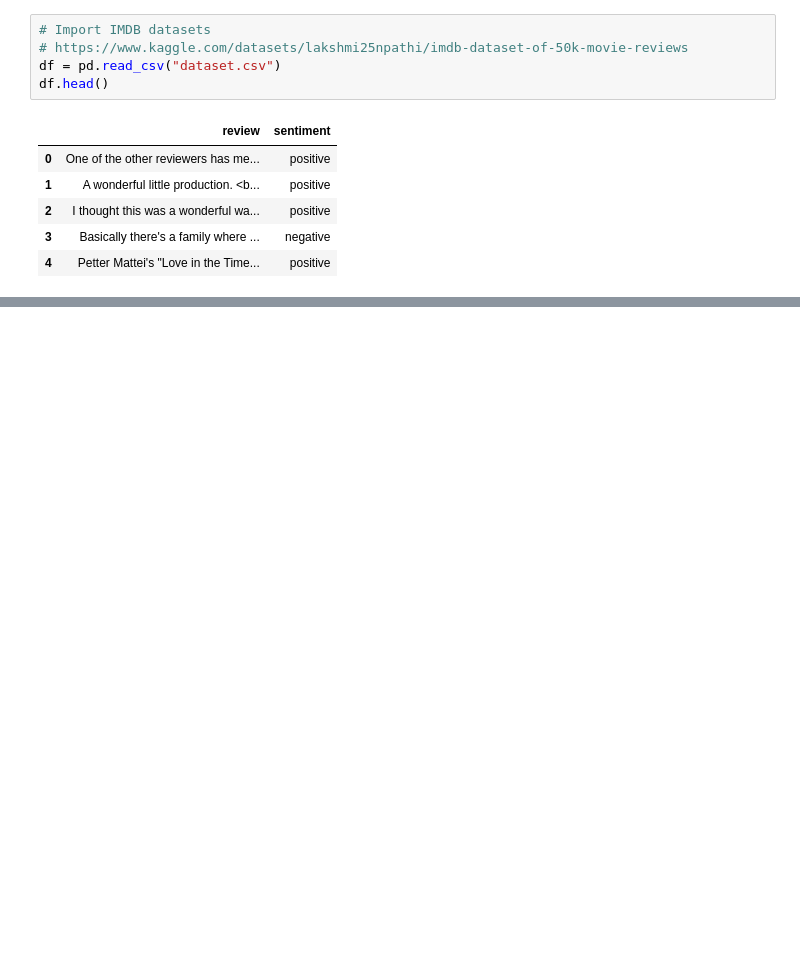
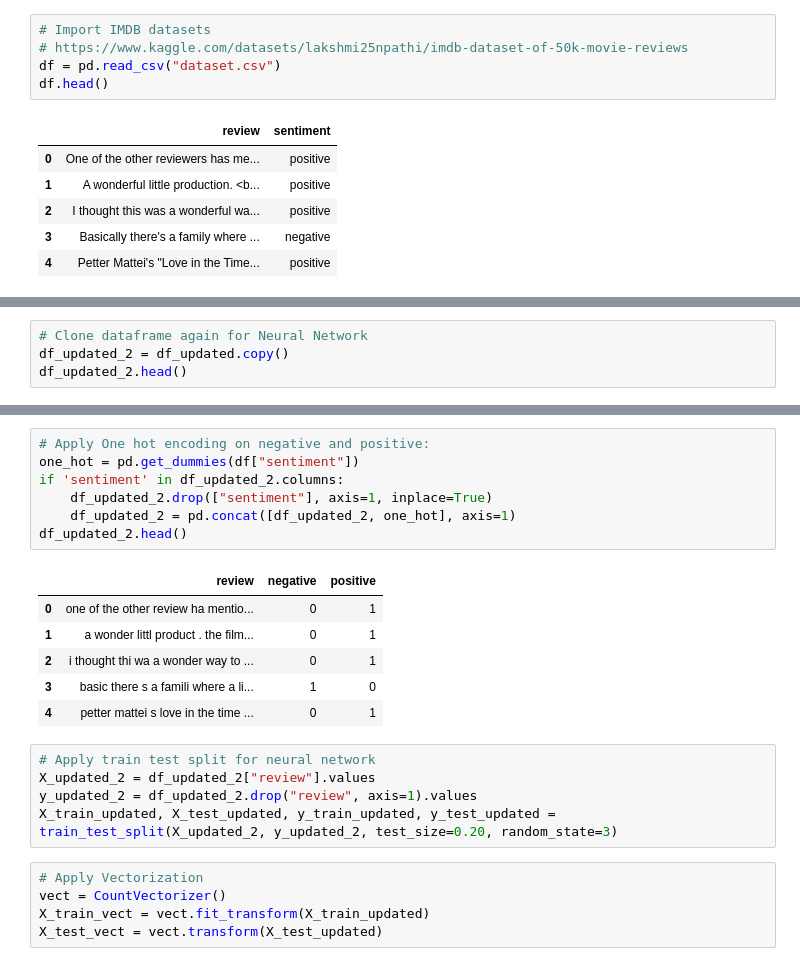
Before and after one commit to krison44/CSCE-5290-project, a Jupyter notebook: CSCE_5290_group_12_code.ipynb, the cells around one changed output, grey strips where cells are left out. Saved outputs shown, nothing was run; the diff lists cells and outputs as text; blank space fills up the shorter version.

```diff
--- a/CSCE_5290_group_12_code.ipynb
+++ b/CSCE_5290_group_12_code.ipynb
@@ -517,0 +269,4 @@ weighted avg       0.85      0.85      0.85     10000
+# %%
+# Clone dataframe again for Neural Network
+df_updated_2 = df_updated.copy()
+df_updated_2.head()
@@ -517,0 +280,24 @@ weighted avg       0.85      0.85      0.85     10000
+# %%
+# Apply One hot encoding on negative and positive:
+one_hot = pd.get_dummies(df["sentiment"])
+if 'sentiment' in df_updated_2.columns:
+    df_updated_2.drop(["sentiment"], axis=1, inplace=True)
+    df_updated_2 = pd.concat([df_updated_2, one_hot], axis=1)
+df_updated_2.head()
+# %% [output]
+|  | review | negative | positive |
+| 0 | one of the other review ha mentio... | 0 | 1 |
+| 1 | a wonder littl product . the film... | 0 | 1 |
+| 2 | i thought thi wa a wonder way to ... | 0 | 1 |
+| 3 | basic there s a famili where a li... | 1 | 0 |
+| 4 | petter mattei s love in the time ... | 0 | 1 |
+# %%
+# Apply train test split for neural network
+X_updated_2 = df_updated_2["review"].values
+y_updated_2 = df_updated_2.drop("review", axis=1).values
+X_train_updated, X_test_updated, y_train_updated, y_test_updated = train_test_split(X_updated_2, y_updated_2, test_size=0.20, random_state=3)
+# %%
+# Apply Vectorization
+vect = CountVectorizer()
+X_train_vect = vect.fit_transform(X_train_updated)
+X_test_vect = vect.transform(X_test_updated)
```
Also changed, not shown: parts of 97 cells of this notebook, 2 other files.
